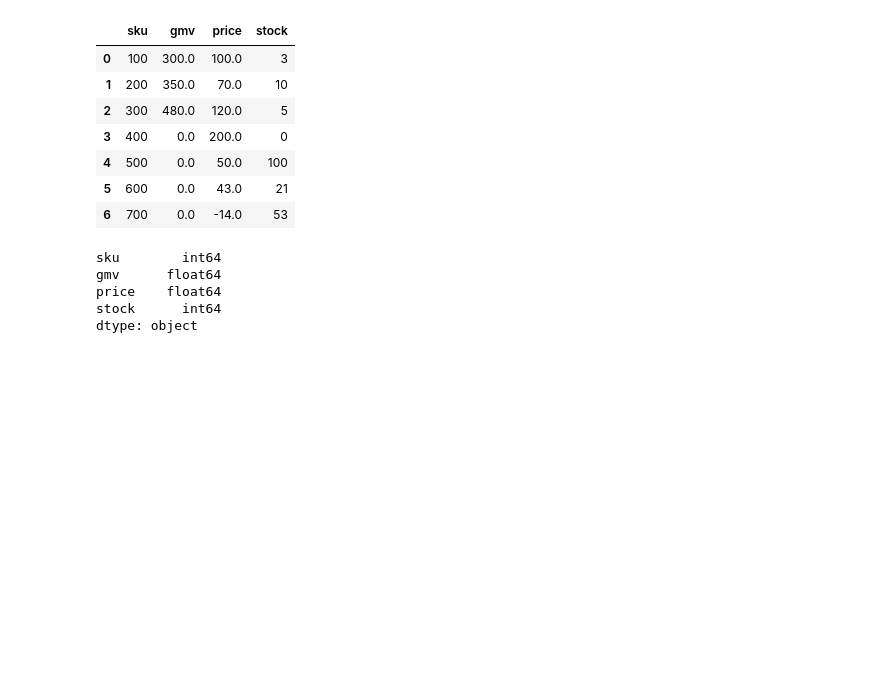
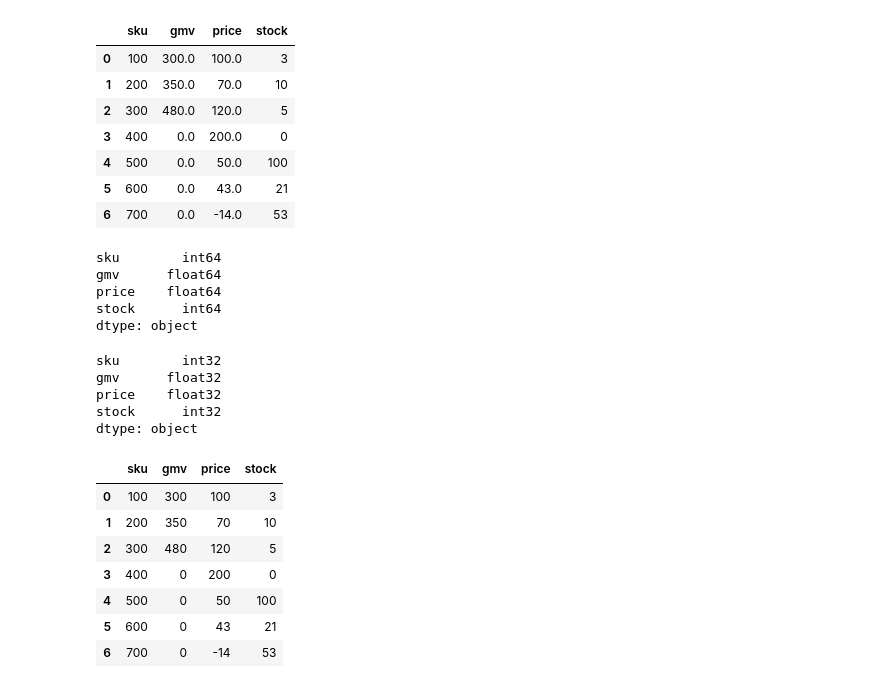
Before and after one commit to ivekhov/ml-simluator, a Jupyter notebook: stocks/stocks.ipynb, the cells around one changed output. Drawn from its saved outputs; the diff is of its cells as text; code cells hidden in the pictures; blank space fills up the shorter version.

```diff
--- a/stocks/stocks.ipynb
+++ b/stocks/stocks.ipynb
@@ -667,0 +774,20 @@ dtype: object
+# %%
+df2 = limit_gmv(df)
+df2.dtypes
+# %% [output]
+sku        int32
+gmv      float32
+price    float32
+stock      int32
+dtype: object
+# %%
+df2
+# %% [output]
+|  | sku | gmv | price | stock |
+| 0 | 100 | 300 | 100 | 3 |
+| 1 | 200 | 350 | 70 | 10 |
+| 2 | 300 | 480 | 120 | 5 |
+| 3 | 400 | 0 | 200 | 0 |
+| 4 | 500 | 0 | 50 | 100 |
+| 5 | 600 | 0 | 43 | 21 |
+| 6 | 700 | 0 | -14 | 53 |
```
Also changed, not shown: parts of 22 cells of this notebook, 6 other files.
